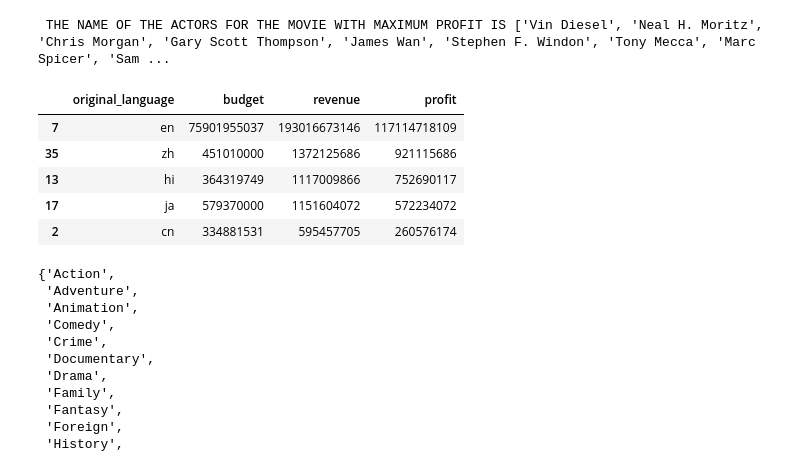
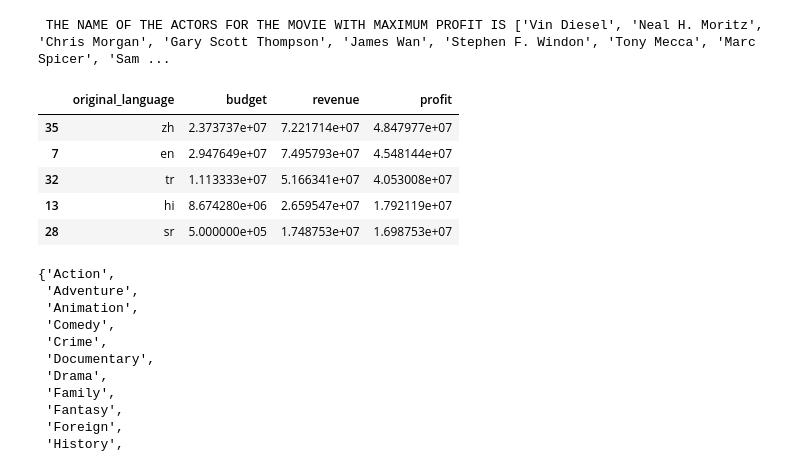
Before and after one commit to ajinkyajumde/imdbdata, a Jupyter notebook: Copy_of_M1W3_Guided_Project_EDA_on_IMDB_Dataset.ipynb, the cells around one changed output. Cells and saved outputs as stored; diff of their text form; code cells hidden in the pictures.

```diff
--- a/Copy_of_M1W3_Guided_Project_EDA_on_IMDB_Dataset.ipynb
+++ b/Copy_of_M1W3_Guided_Project_EDA_on_IMDB_Dataset.ipynb
@@ -194,15 +229,15 @@ print(f' THE NAME OF THE ACTORS FOR THE MOVIE WITH MAXIMUM PROFIT IS {act}')
 # %%
 imdn=imdb_new.groupby(['original_language']).mean().reset_index()
 columns=['original_language','budget','revenue','profit']
-imdn=imd[columns]
+imdn=imdn[columns]
 imdn.sort_values(by='profit',ascending=False).head(5)
 # %% [output]
 |  | original_language | budget | revenue | profit |
-| 7 | en | 75901955037 | 193016673146 | 117114718109 |
-| 35 | zh | 451010000 | 1372125686 | 921115686 |
-| 13 | hi | 364319749 | 1117009866 | 752690117 |
-| 17 | ja | 579370000 | 1151604072 | 572234072 |
-| 2 | cn | 334881531 | 595457705 | 260576174 |
+| 35 | zh | 2.373737e+07 | 7.221714e+07 | 4.847977e+07 |
+| 7 | en | 2.947649e+07 | 7.495793e+07 | 4.548144e+07 |
+| 32 | tr | 1.113333e+07 | 5.166341e+07 | 4.053008e+07 |
+| 13 | hi | 8.674280e+06 | 2.659547e+07 | 1.792119e+07 |
+| 28 | sr | 5.000000e+05 | 1.748753e+07 | 1.698753e+07 |
 # %%
 lst=[]
 for gen in imdb_new['genres']:
```
Also changed, not shown: parts of 23 cells of this notebook.
